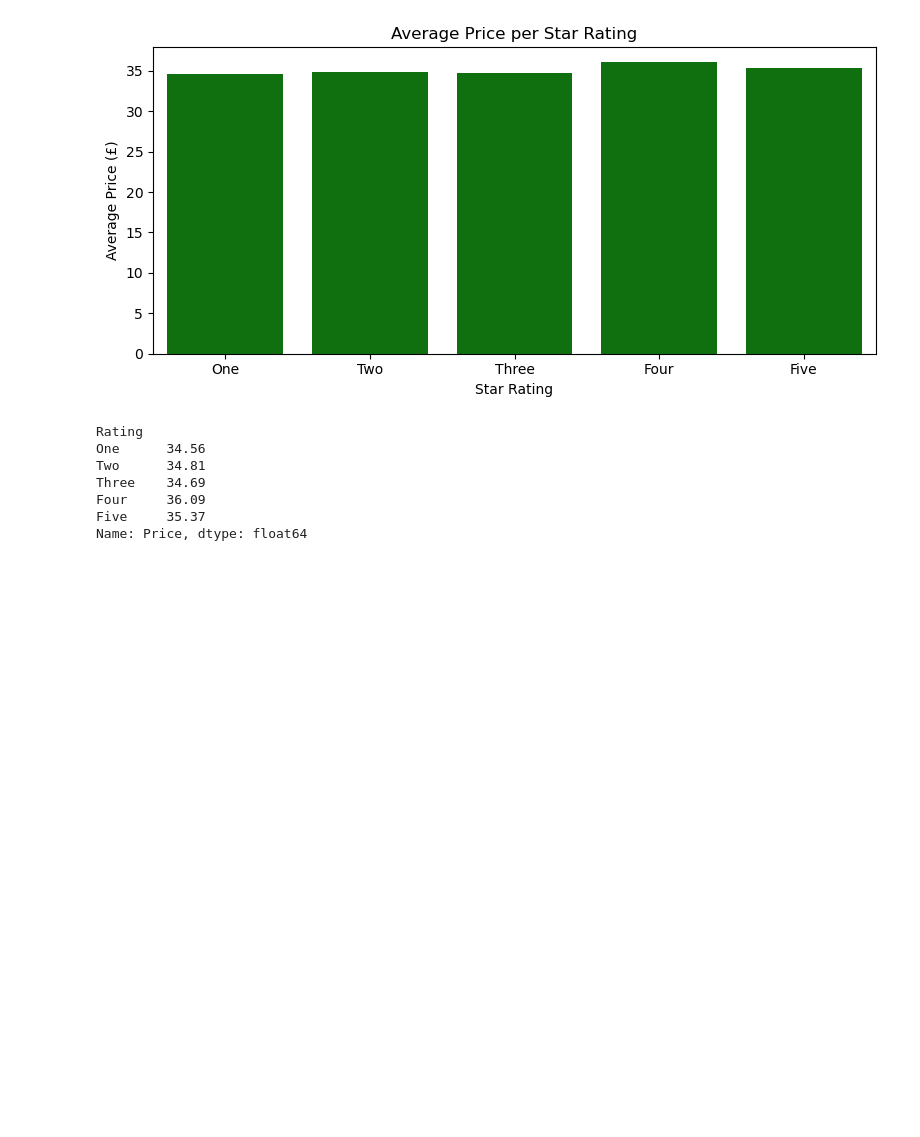
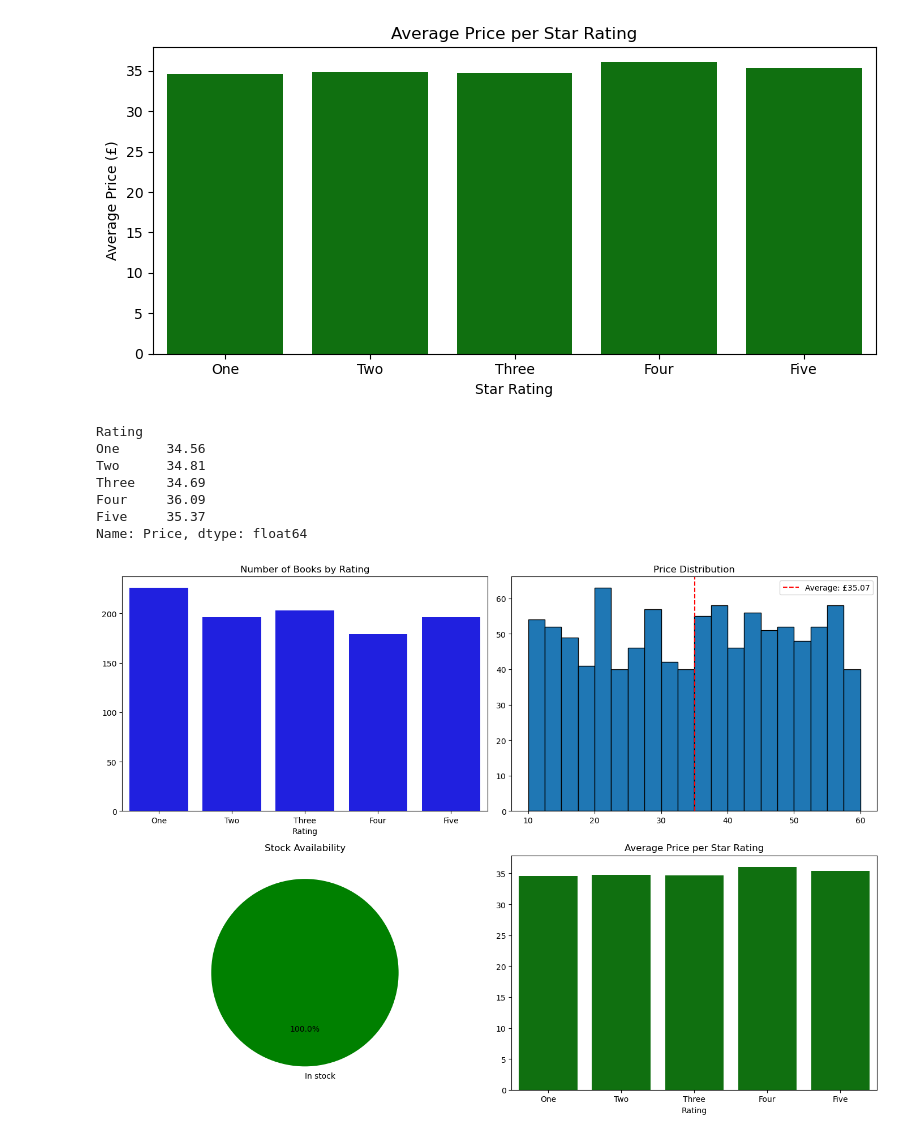
Before and after one commit to Borudepayalsomnath/CodeAlpha_Book_Store_WebScraping, a Jupyter notebook: BooksScraping.ipynb, the cells around one changed output. Drawn from its saved outputs; the diff is of its cells as text; code cells hidden in the pictures; blank space fills up the shorter version.

Commit message:
Add BooksScraping notebook and scraped HTML pages

```diff
--- a/BooksScraping.ipynb
+++ b/BooksScraping.ipynb
@@ -302,3 +302,29 @@ Three    34.69
 Four     36.09
 Five     35.37
 Name: Price, dtype: float64
+# %%
+fig, axes = plt.subplots(2, 2, figsize=(14, 10))
+
+rating = ["One","Two","Three","Four","Five"]
+counts = df['Rating'].value_counts().reindex(rating)
+sns.barplot(x=counts.index, y=counts.values, color="blue", ax=axes[0,0])
+axes[0,0].set_title("Number of Books by Rating")
+
+axes[0,1].hist(df["Price"], bins=20, edgecolor="black")
+axes[0,1].axvline(df["Price"].mean(), color="red", linestyle="--", label=f'Average: £{df["Price"].mean():.2f}')
+axes[0,1].set_title("Price Distribution")
+axes[0,1].legend()
+
+stock_counts = df["Stock"].value_counts()
+axes[1,0].pie(stock_counts.values, labels=stock_counts.index, autopct="%1.1f%%", colors=["green","red"], startangle=90)
+axes[1,0].set_title("Stock Availability")
+
+rating_order = ["One","Two","Three","Four","Five"]
+avg_price = df.groupby("Rating")["Price"].mean().reindex(rating_order)
+sns.barplot(x=avg_price.index, y=avg_price.values, color="green", ax=axes[1,1])
+axes[1,1].set_title("Average Price per Star Rating")
+
+plt.tight_layout()
+plt.show()
+# %% [output]
+[figure, added]
```
Also changed, not shown: parts of 2 cells of this notebook, 51 other files.
